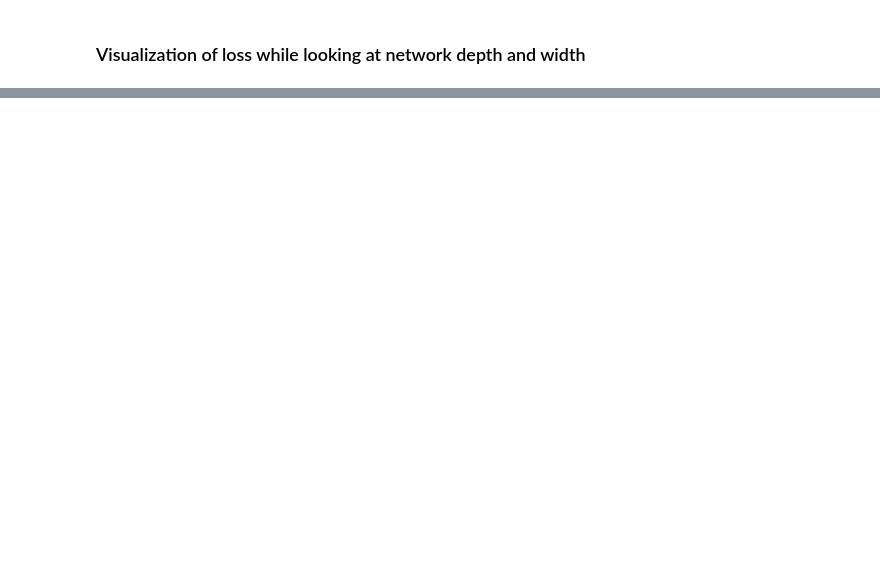
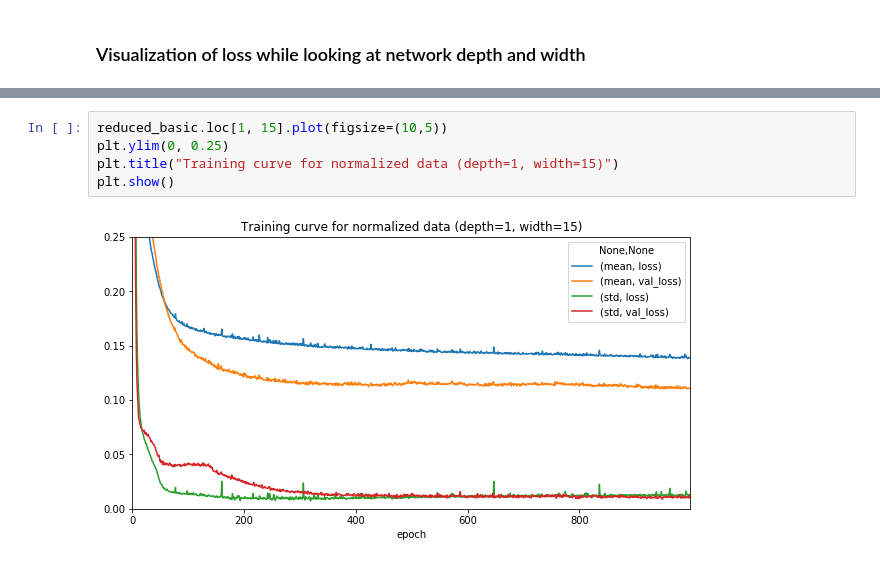
Before and after one commit to leyhline/vix-term-structure, a Jupyter notebook: models.ipynb, the cells around one changed output, grey strips where cells are left out. Saved outputs shown, nothing was run; the diff lists cells and outputs as text; blank space fills up the shorter version.

```diff
--- a/models.ipynb
+++ b/models.ipynb
@@ -154,0 +172,7 @@ plt.show()
+# %%
+reduced_basic.loc[1, 15].plot(figsize=(10,5))
+plt.ylim(0, 0.25)
+plt.title("Training curve for normalized data (depth=1, width=15)")
+plt.show()
+# %% [output]
+[figure, added]
```
Also changed, not shown: parts of 8 cells of this notebook.
